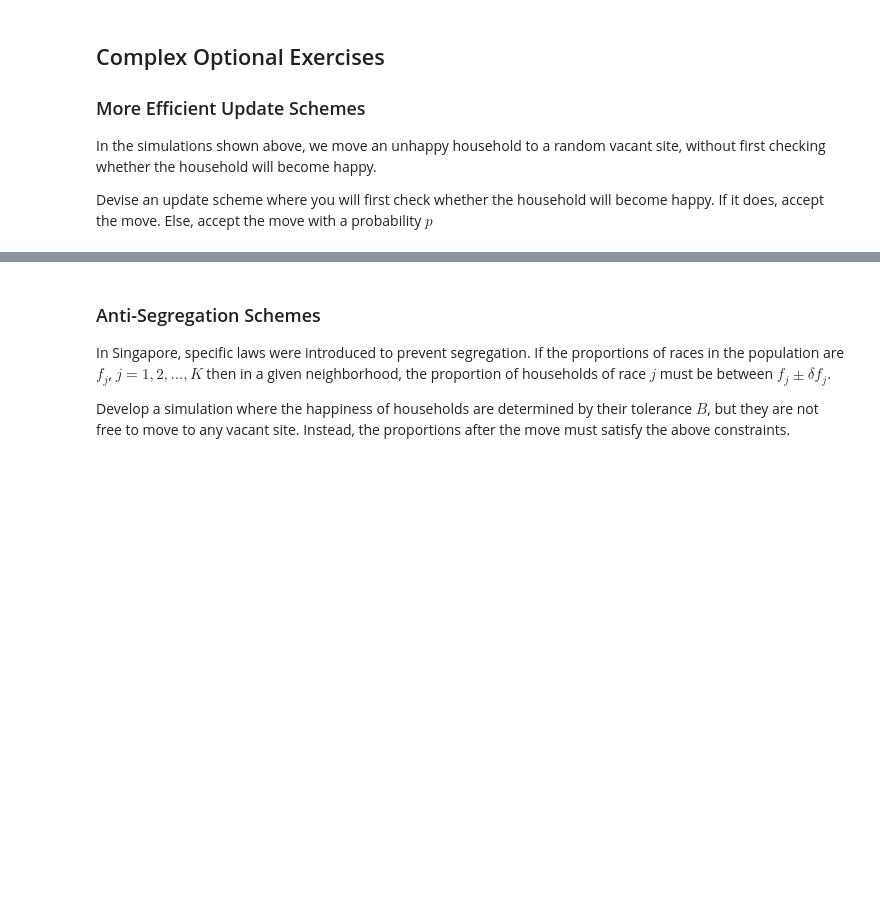
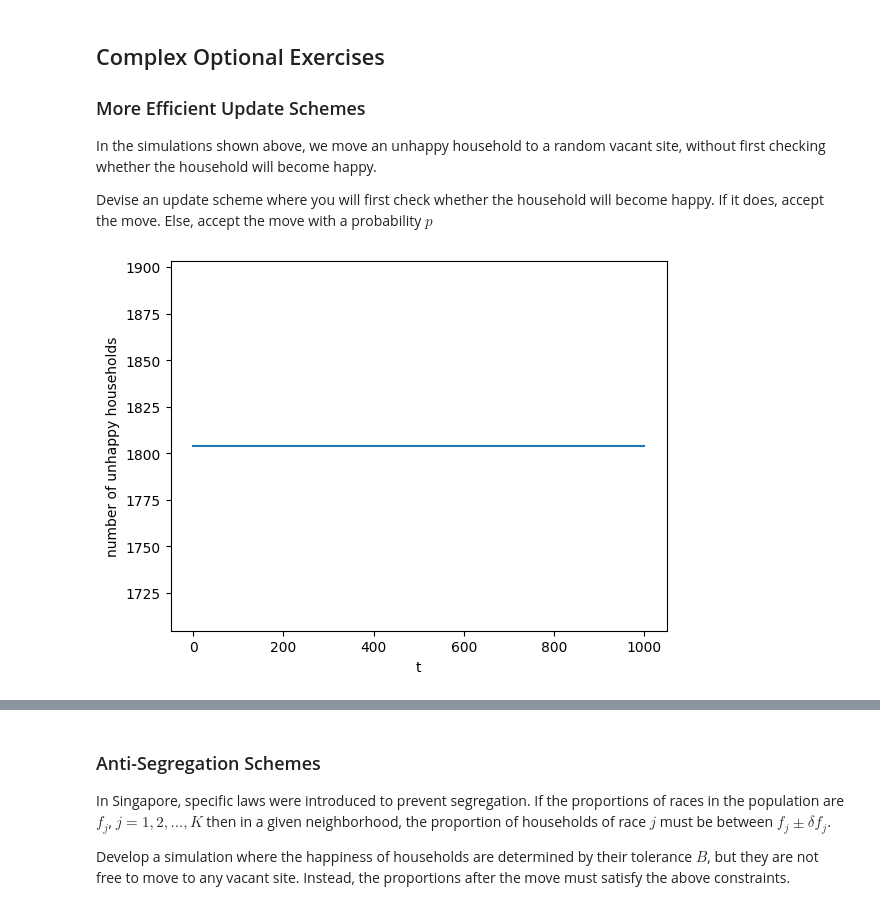
Before and after one commit to PunnawatSiri/Complexity_Science_Course, a Jupyter notebook: Segregation.ipynb, the cells around one changed output, grey strips where cells are left out. Cells and saved outputs as stored; diff of their text form; code cells hidden in the pictures; blank space fills up the shorter version.

Commit message:
Move to better place, need to fix how to count unhappy

```diff
--- a/Segregation.ipynb
+++ b/Segregation.ipynb
@@ -472,0 +511,22 @@ Devise an update scheme where you will first check whether the household will be
+# %%
+# initialize array to store number of unhappy households
+M = []
+# number of time steps to simulate
+T = 1000
+B = 0.2
+# run simulations
+for t in range(T):
+  # find unhappy households
+  unhappy = satisfaction(city, B)
+  # record number of unhappy households
+  M.append(len(unhappy))
+  # move households
+  city = move_better_place(city, vacant, unhappy,B)
+# %%
+plt.plot(M)
+#plt.axis([0,100,1800,1830])
+plt.xlabel('t')
+plt.ylabel('number of unhappy households')
+plt.show()
+# %% [output]
+[figure, added]
```
Also changed, not shown: parts of 8 cells of this notebook.
